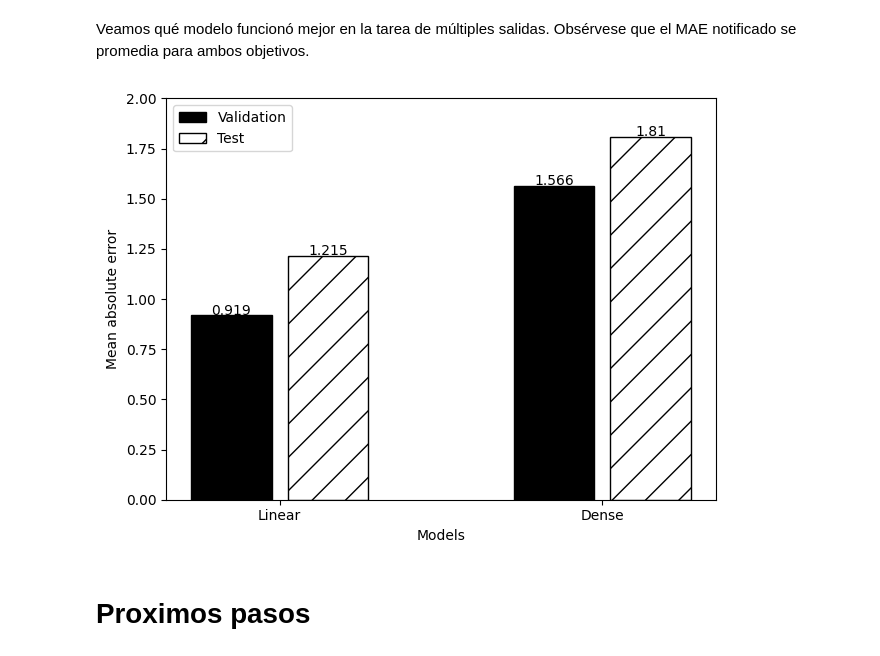
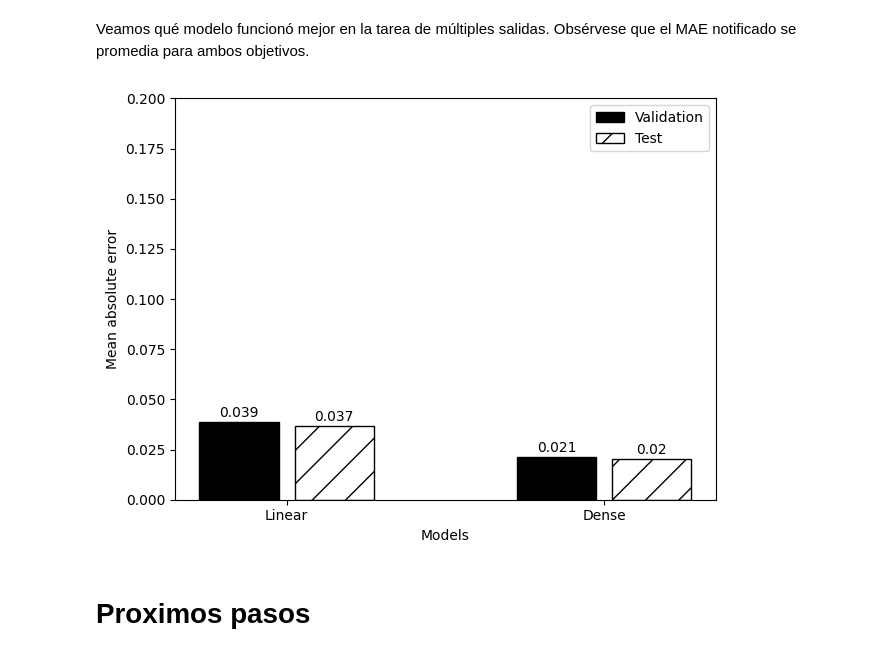
Before and after one commit to luiscxz/Series-Temporales, a Jupyter notebook: Cap14-Primeros pasos con deep learnig.ipynb, the cells around one changed output. Drawn from its saved outputs; the diff is of its cells as text; code cells hidden in the pictures.

```diff
--- a/Cap14-Primeros pasos con deep learnig.ipynb
+++ b/Cap14-Primeros pasos con deep learnig.ipynb
@@ -41,9 +41,10 @@ import os
 import matplotlib.pyplot as plt
 
 file_path = lambda file: os.path.join(os.getcwd(),'data',file)
-train_df = pd.read_csv(file_path('train.csv'))
-val_df = pd.read_csv(file_path('val.csv'))
-test_df = pd.read_csv(file_path('test.csv'))
+file_path = lambda file: os.path.join(os.getcwd(),'data',file)
+train_df = pd.read_csv(file_path('train.csv'),index_col=0)
+val_df = pd.read_csv(file_path('val.csv'),index_col=0)
+test_df = pd.read_csv(file_path('test.csv'),index_col=0)
 # %% [markdown]
 `Clase Datawindow`
 
@@ -593,26 +600,26 @@ Veamos qué modelo funcionó mejor en la tarea de múltiples salidas. Obsérvese
 # %%
 mo_mae_val = [v[1] for v in mo_val_performance.values()]
 mo_mae_test = [v[1] for v in mo_performance.values()]
 x = np.arange(len(mo_performance))
 
 fig, ax = plt.subplots()
 ax.bar(x - 0.15, mo_mae_val, width=0.25, color='black', edgecolor='black',label='Validation')
 ax.bar(x + 0.15, mo_mae_test, width=0.25, color='white', edgecolor='black',hatch='/', label='Test')
 ax.set_ylabel('Mean absolute error')
 ax.set_xlabel('Models')
 
 for index, value in enumerate(mo_mae_val):
     plt.text(x=index - 0.15, y=value+0.0025, s=str(round(value, 3)),ha='center')
 
 for index, value in enumerate(mo_mae_test):
     plt.text(x=index + 0.15, y=value+0.0025, s=str(round(value, 3)),ha='center')
 
-plt.ylim(0, 2)
+plt.ylim(0, 0.2)
 plt.xticks(ticks=x, labels=mo_performance.keys())
 plt.legend(loc='best')
 plt.tight_layout()
 # %% [output]
-[figure, old version]
+[figure, new version]
 # %% [markdown]
 # Proximos pasos
 # %% [markdown]
```
Also changed, not shown: parts of 12 cells of this notebook, 10 other files.
